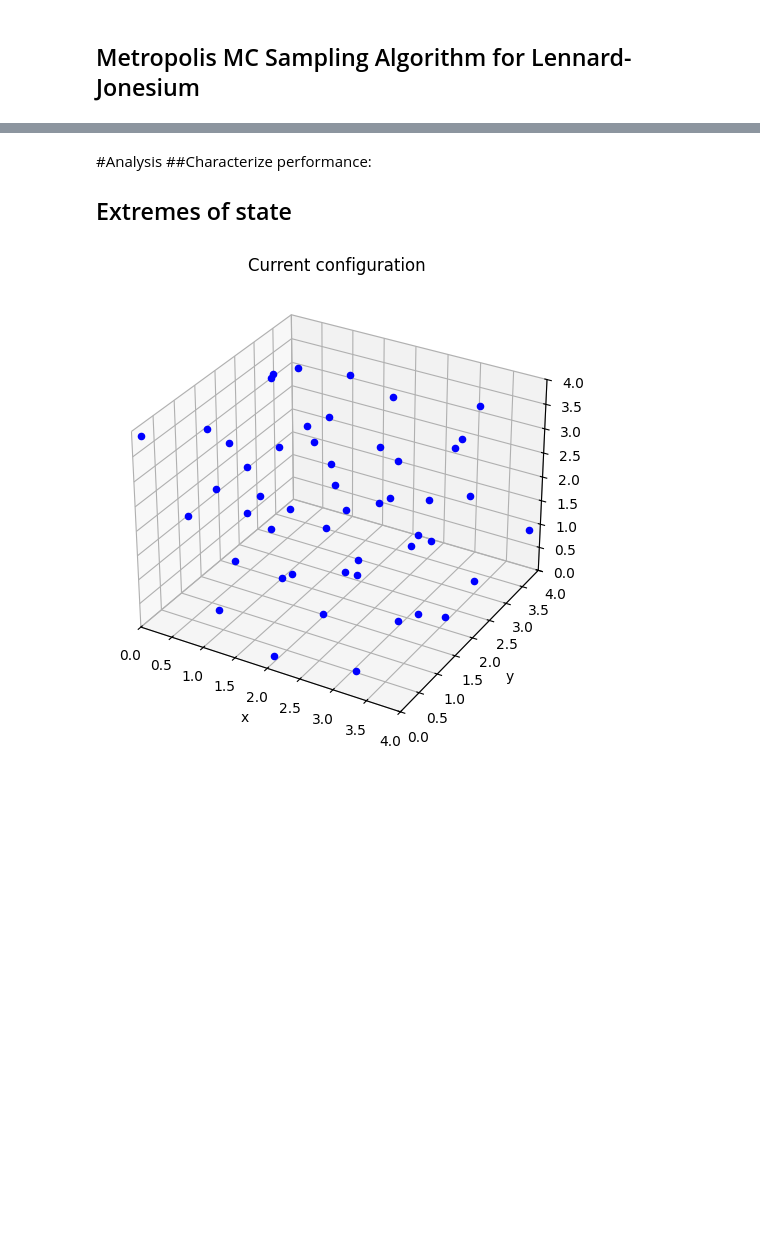
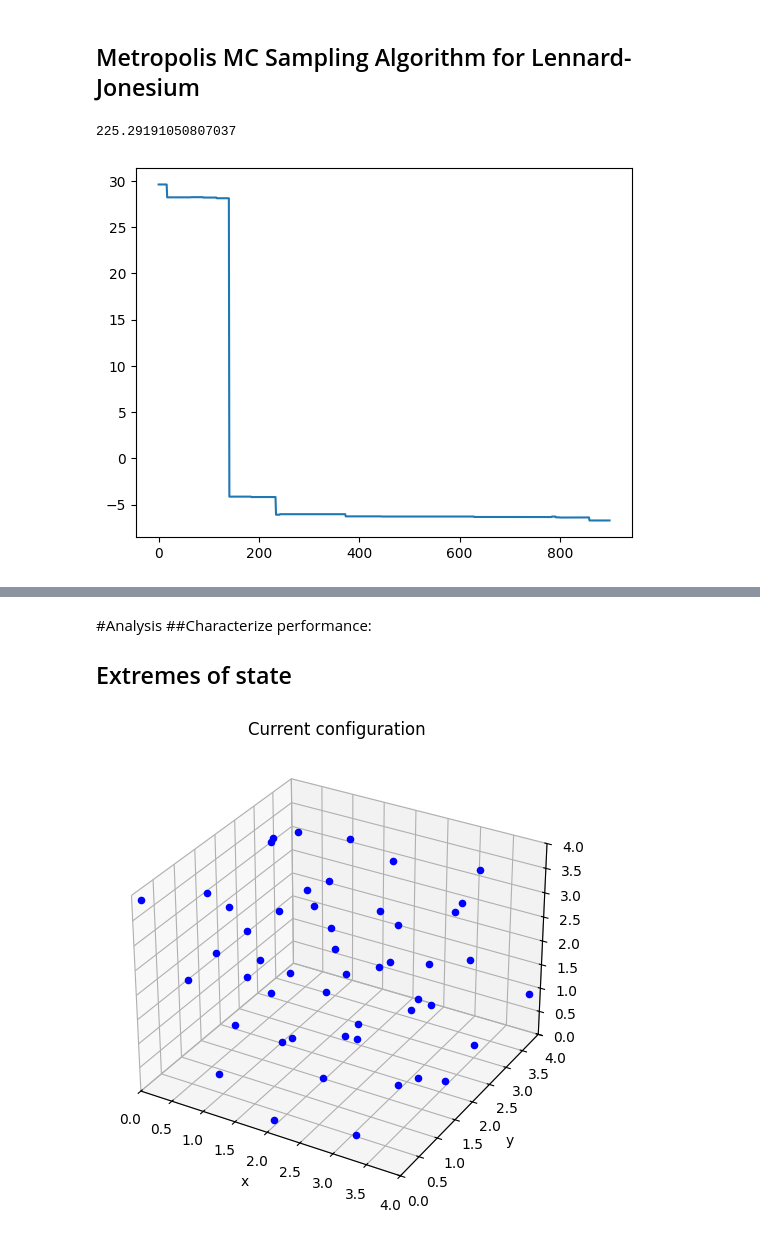
Before and after one commit to StephMcCallum/MSE563-SM, a Jupyter notebook: Project_1.ipynb, the cells around one changed output, grey strips where cells are left out. Saved outputs shown, nothing was run; the diff lists cells and outputs as text; code cells hidden in the pictures; blank space fills up the shorter version.

```diff
--- a/Project_1.ipynb
+++ b/Project_1.ipynb
@@ -28,7 +28,10 @@ class box():
 
   def occupied(self,site):
     for p in self.particles:
-      if numpy.array_equal(p.location,site):
+      #if numpy.array_equal(p.location,site):
+       # return True
+      too_close = any(numpy.linalg.norm(site - p.location) < 1.0 for p in self.particles)
+      if too_close:
         return True
     return False
 
@@ -108,7 +111,7 @@ class simulation():
 
   def trial_move(self):
     p = numpy.random.choice(self.box.particles)
-    old = p.location
+    old = numpy.copy(p.location)
     oldE = self.box.E
     trial = self.box.random_site()
     if not self.box.occupied(trial):
@@ -138,3 +141,12 @@ class simulation():
     ax.set_zlim(0, L)
     #plt.title(title)
     #plt.show()
+# %%
+s = simulation(N=32,L=4,T=1.0,steps=1000,seed = 2) #density of 0.5
+# %%
+import matplotlib.pyplot as plt
+plt.plot(s.energies[100:])
+print(numpy.mean(s.energies))
+# %% [output]
+225.29191050807037
+[figure, added]
```
Also changed, not shown: parts of 1 cell of this notebook.
